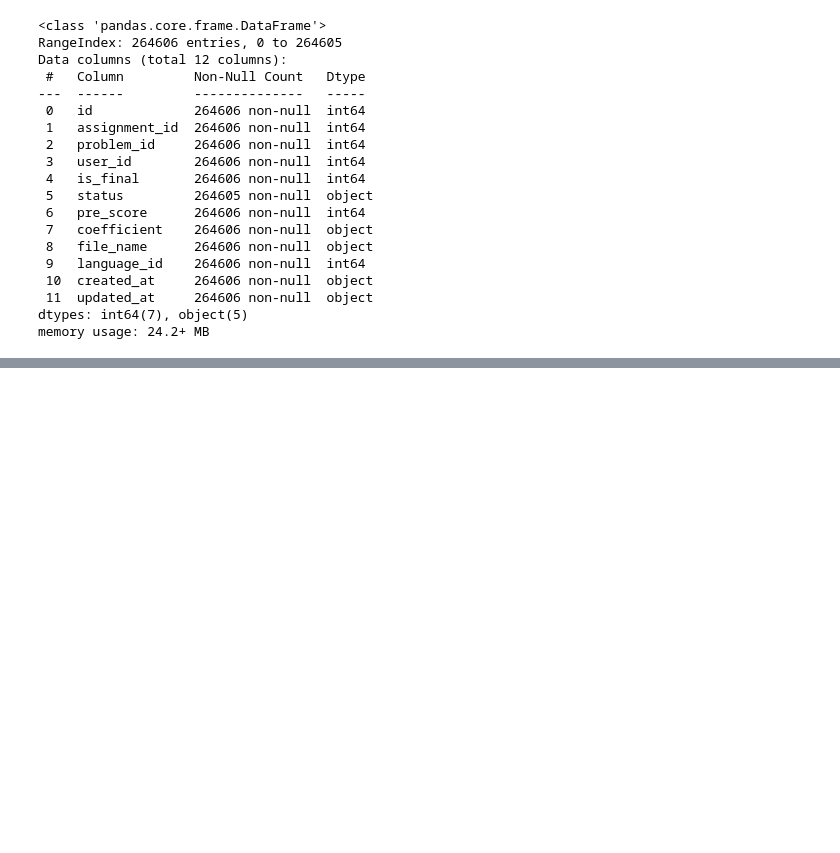
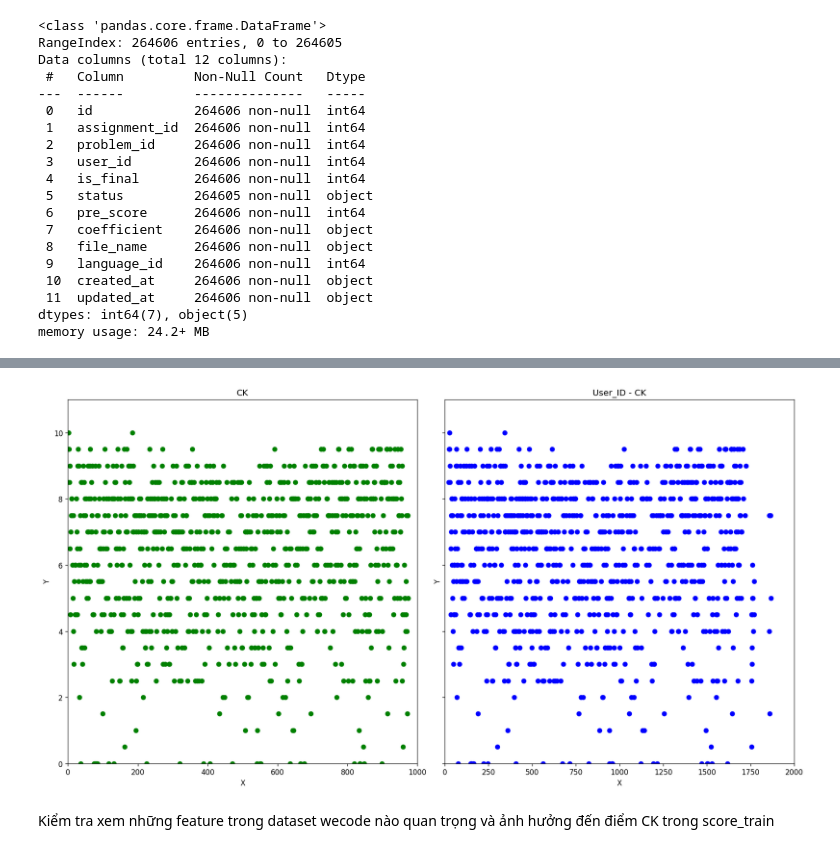
Before and after one commit to TruongQuocTruong/MayHoc_CS114, a Jupyter notebook: COLAB03/COLAB03.ipynb, the cells around one changed output, grey strips where cells are left out. Saved outputs shown, nothing was run; the diff lists cells and outputs as text; code cells hidden in the pictures; blank space fills up the shorter version.

```diff
--- a/COLAB03/COLAB03.ipynb
+++ b/COLAB03/COLAB03.ipynb
@@ -78,0 +134,20 @@ CK = pd.to_numeric(score_train['CK'],errors='coerce')
+# %%
+fig, (ax1, ax3) = plt.subplots(1,2, figsize=(15,8), sharey=True, dpi=120)
+
+ax1.plot(CK, 'go')
+ax3.plot(score_train['id'], CK, 'bo')
+
+ax1.set_title('CK');
+ax3.set_title('User_ID - CK')
+
+ax1.set_xlabel('X'); ax3.set_xlabel('X')
+ax1.set_ylabel('Y'); ax3.set_ylabel('Y')
+ax1.set_xlim(0, 1000) ; ax3.set_xlim(0, 2000)
+ax1.set_ylim(0, 11); ax3.set_ylim(0, 11)
+
+plt.tight_layout()
+plt.show()
+# %% [output]
+[figure, added]
+# %% [markdown]
+Kiểm tra xem những feature trong dataset wecode nào quan trọng và ảnh hưởng đến điểm CK trong score_train
```
Also changed, not shown: parts of 14 cells of this notebook.
